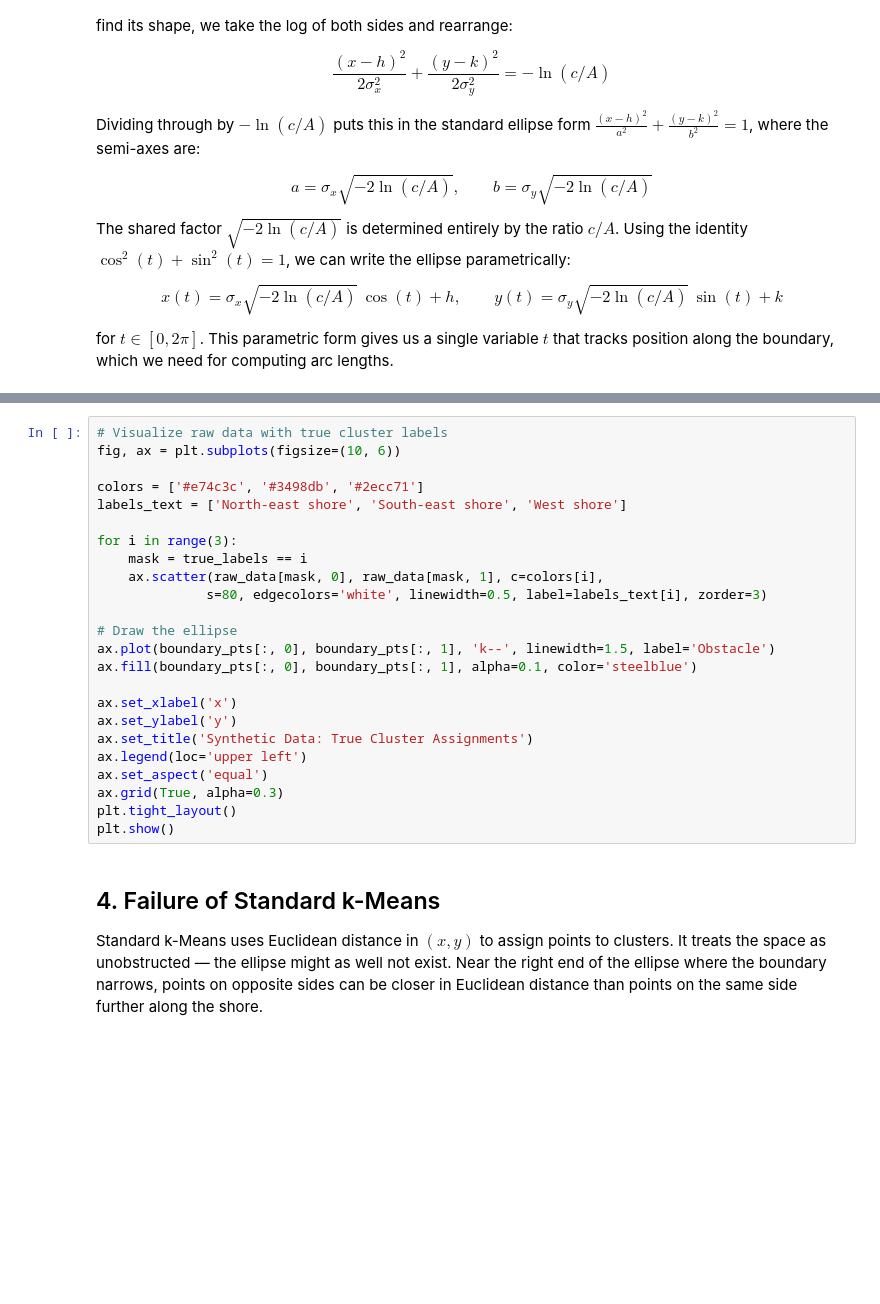
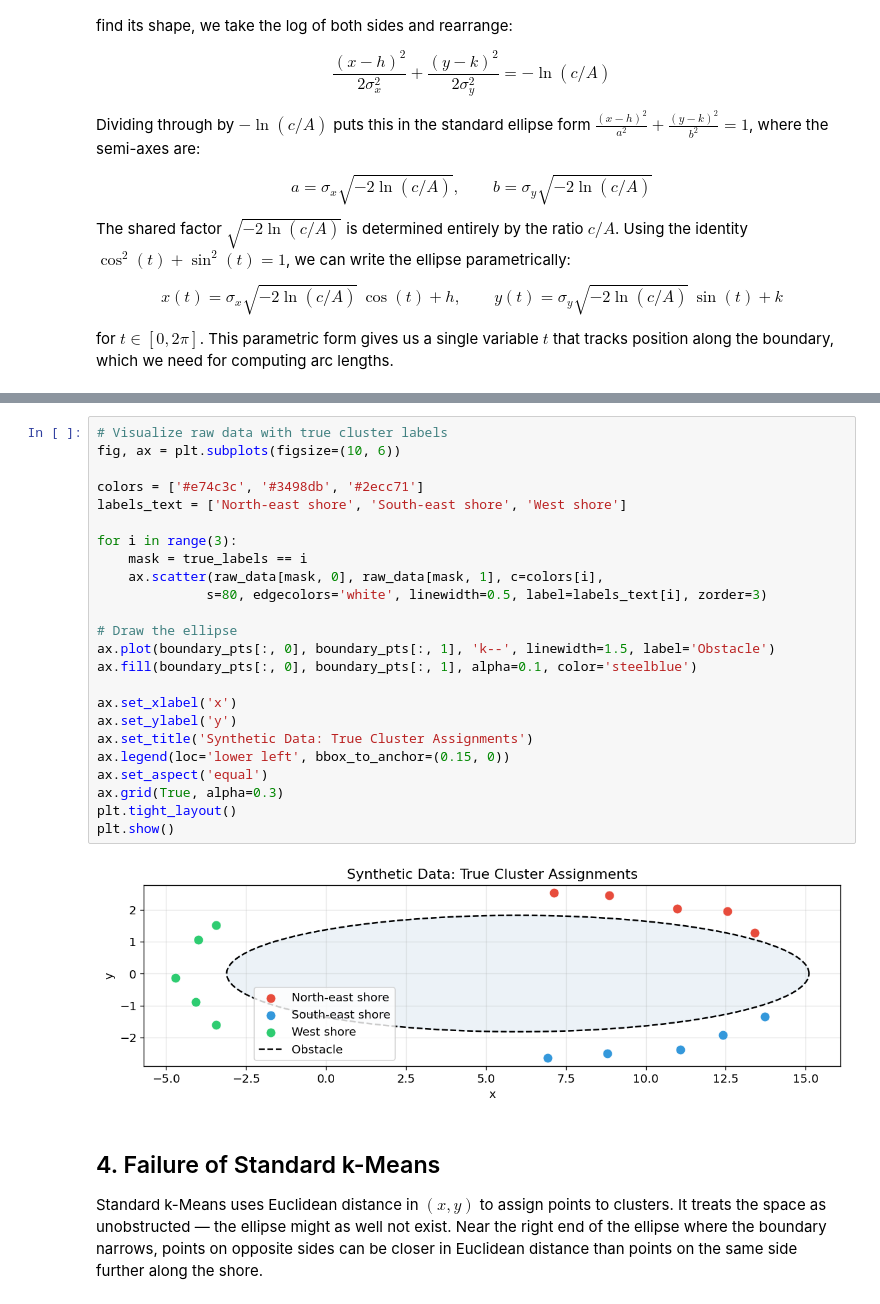
Before and after one commit to Michele-75/obstacle-aware-clustering, a Jupyter notebook: notebooks/01_toy_problem_ellipse.ipynb, the cells around one changed output, grey strips where cells are left out. Cells and saved outputs as stored; diff of their text form; blank space fills up the shorter version.

Commit message:
Make markdown and plot changes for clarity

```diff
--- a/notebooks/01_toy_problem_ellipse.ipynb
+++ b/notebooks/01_toy_problem_ellipse.ipynb
@@ -132,27 +142,29 @@ print(f'Shape: {raw_data.shape}')
 # %%
 # Visualize raw data with true cluster labels
 fig, ax = plt.subplots(figsize=(10, 6))
 
 colors = ['#e74c3c', '#3498db', '#2ecc71']
 labels_text = ['North-east shore', 'South-east shore', 'West shore']
 
 for i in range(3):
     mask = true_labels == i
     ax.scatter(raw_data[mask, 0], raw_data[mask, 1], c=colors[i],
               s=80, edgecolors='white', linewidth=0.5, label=labels_text[i], zorder=3)
 
 # Draw the ellipse
 ax.plot(boundary_pts[:, 0], boundary_pts[:, 1], 'k--', linewidth=1.5, label='Obstacle')
 ax.fill(boundary_pts[:, 0], boundary_pts[:, 1], alpha=0.1, color='steelblue')
 
 ax.set_xlabel('x')
 ax.set_ylabel('y')
 ax.set_title('Synthetic Data: True Cluster Assignments')
-ax.legend(loc='upper left')
+ax.legend(loc='lower left', bbox_to_anchor=(0.15, 0))
 ax.set_aspect('equal')
 ax.grid(True, alpha=0.3)
 plt.tight_layout()
 plt.show()
+# %% [output]
+[figure, added]
 # %% [markdown]
 ## 4. Failure of Standard k-Means
 
```
Also changed, not shown: parts of 15 cells of this notebook.
